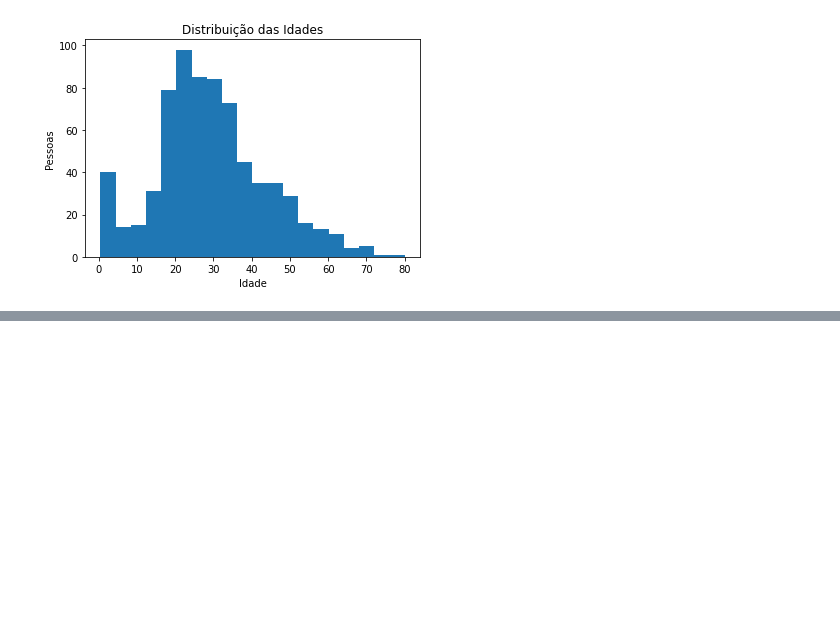
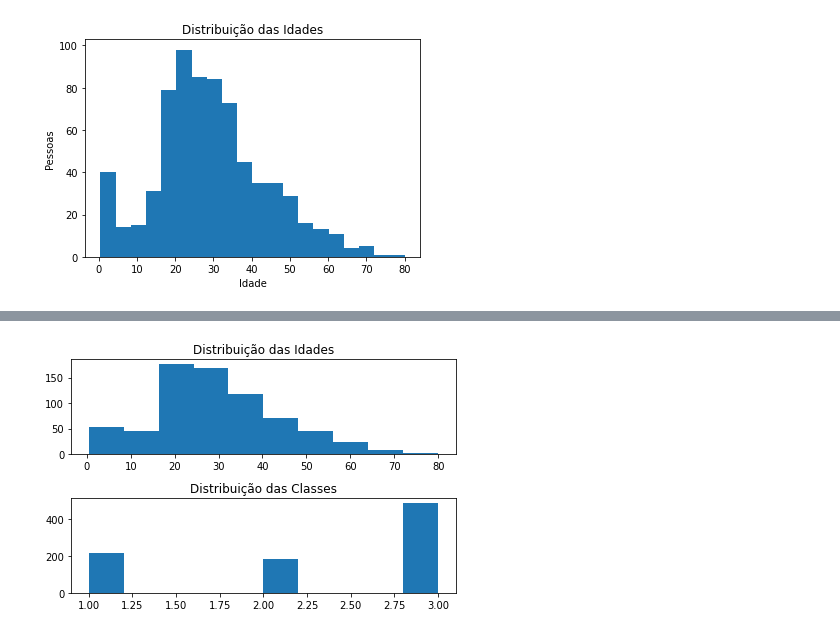
Before and after one commit to LucasRocha2308/Curso-Data-Science-e-Machine-Learning-com-Estatistica-e-Python, a Jupyter notebook: Visualizacao_de_dados.ipynb, the cells around one changed output, grey strips where cells are left out. Saved outputs shown, nothing was run; the diff lists cells and outputs as text; code cells hidden in the pictures; blank space fills up the shorter version.

```diff
--- a/Visualizacao_de_dados.ipynb
+++ b/Visualizacao_de_dados.ipynb
@@ -68,0 +98,13 @@ plt.show() #mostra o grafico apenas, sem o array
+# %%
+plt.subplot(2,1,1) #2 linha, 1 colunas, plot 1
+plt.hist(data['Idade'].dropna())
+plt.title('Distribuição das Idades')
+
+plt.subplot(2,1,2) #2 linha, 1 colunas, plot 2
+plt.hist(data['Classe'].dropna())
+plt.title('Distribuição das Classes')
+
+plt.tight_layout() #não deixa junto as informações do grafico
+plt.show()
+# %% [output]
+[figure, added]
```
Also changed, not shown: parts of 19 cells of this notebook.
